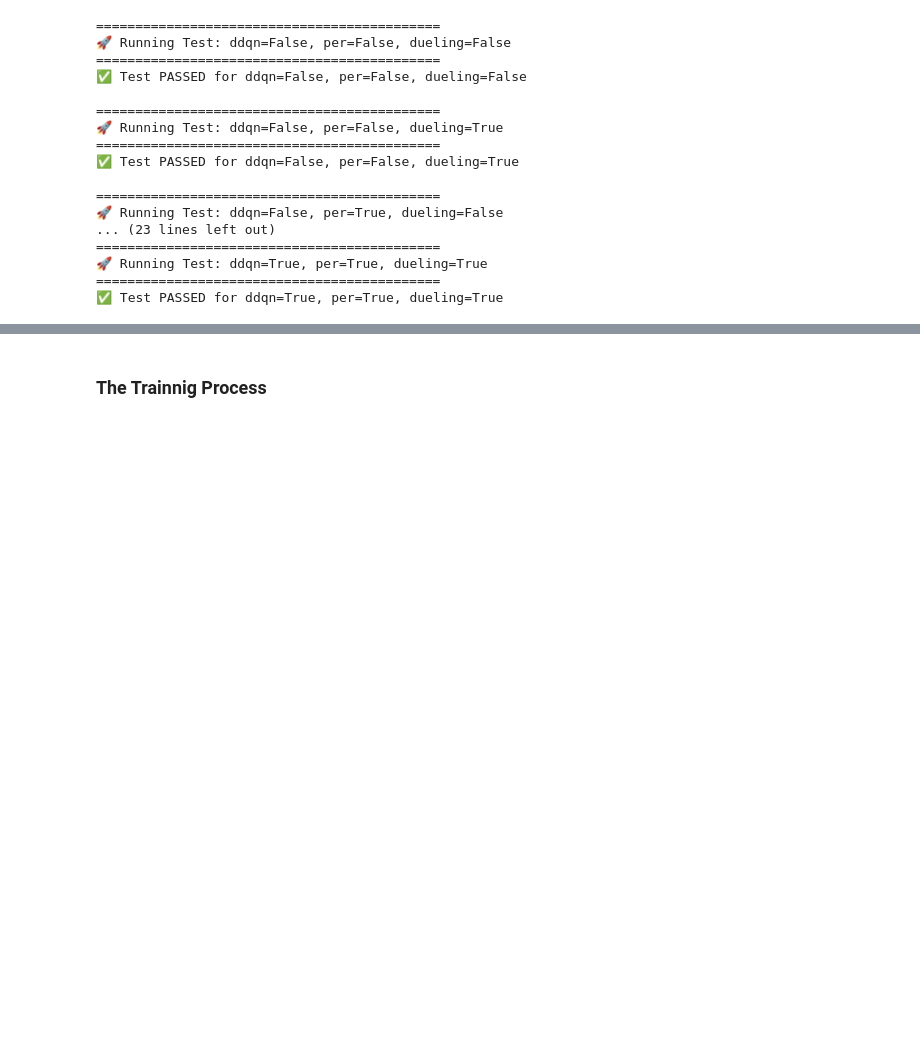
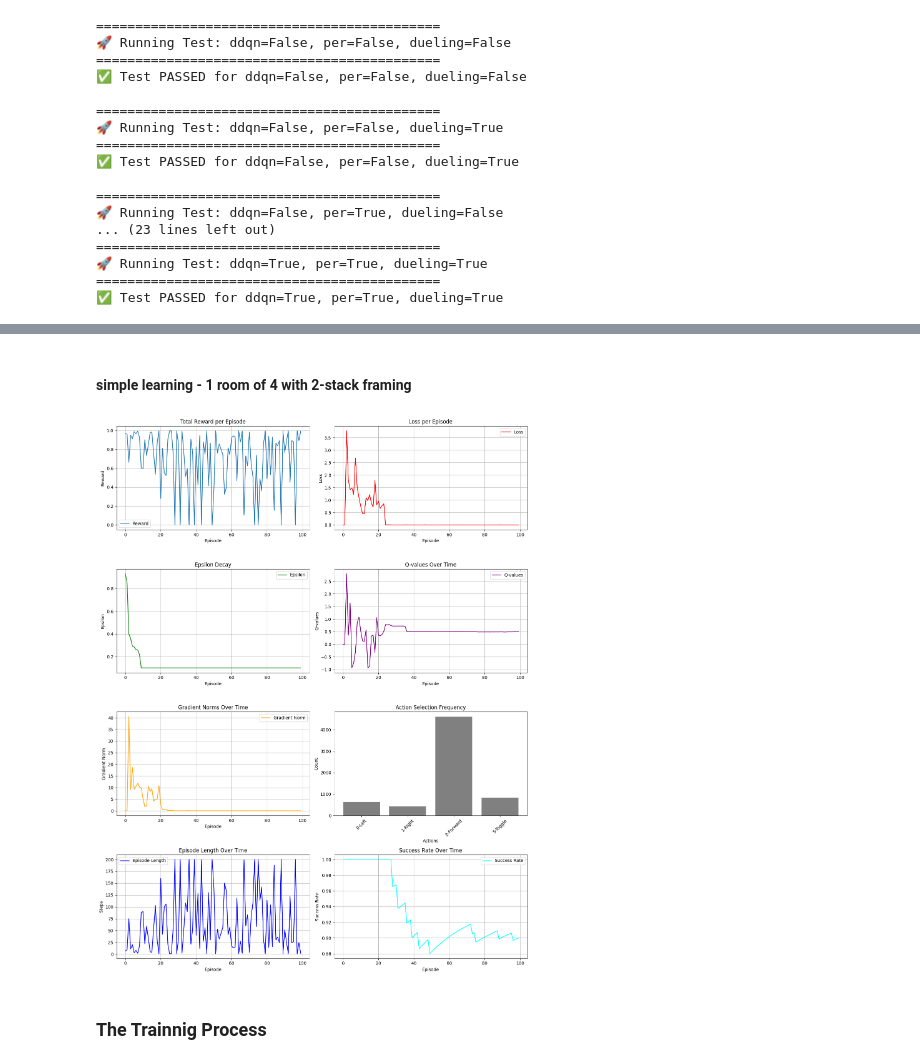
Before and after one commit to yGit741/RL-final, a Jupyter notebook: final_project_training_204266191_318947470.ipynb, the cells around one changed output, grey strips where cells are left out. Cells and saved outputs as stored; diff of their text form; code cells hidden in the pictures; blank space fills up the shorter version.

```diff
--- a/final_project_training_204266191_318947470.ipynb
+++ b/final_project_training_204266191_318947470.ipynb
@@ -2024,7 +2037,7 @@ class Trainer:
         self.video_dir = f"videos/{self.agent.__class__.__name__}_{time.strftime('%Y%m%d-%H%M%S')}"
         os.makedirs(self.video_dir, exist_ok=True)
 
-
+        self.train_step_count = 0
         self.rewards_log = []  # Store rewards per episode
         self.loss_log = []  # Store loss per episode
         self.epsilon_history = []  # Store epsilon values
@@ -2097,6 +2110,7 @@ class Trainer:
                     episode_reward += reward
                     episode_length += 1
                     self.agent.epsilon = max(self.agent.epsilon * self.agent.epsilon_decay, self.agent.min_epsilon)
+                    self.train_step_count += 1
 
                     if done or truncated:
                         if video is not None: video.append_data(self.env.render())
@@ -2118,8 +2132,16 @@ class Trainer:
             # self.q_values_history.append(np.mean(episode_q_values) if episode_q_values else 0)
             # self.grad_norms.append(np.mean(episode_grad_norms) if episode_grad_norms else 0)
 
+
+
             if (episode + 1) % self.log_interval == 0:
-                progress_bar.set_description(f"Episode {episode+1}/{self.num_episodes} | Reward: {episode_reward:.2f} | Loss: {np.mean(episode_losses) if episode_losses else 'N/A'} | Updates counter: {agent.target_updates_count} " )
+                progress_bar.set_description(
+                    f"Episode {episode+1}/{self.num_episodes} "
+                    f"| Reward: {episode_reward:.2f} "
+                    f"| Loss: {np.mean(episode_losses) if episode_losses else 'N/A'} "
+                    f"| Updates counter: {self.agent.target_updates_count}"
+                    f"| Steps: {self.train_step_count}"
+)
 
         return self.agent
 
@@ -2533,0 +2528,2 @@ env, agent, trained_mmodel = init_env_DQNagent_train(
+# %% [markdown]
+#### simple learning - 1 room of 4 with 2-stack framing
@@ -2533,0 +2561,33 @@ env, agent, trained_mmodel = init_env_DQNagent_train(
+# %%
+env, agent, trainer = init_env_DQNagent_train(
+    num_rooms=1,
+    max_room_size=4,
+    num_episodes=100,           # Enough to see if it converges
+    max_steps=200,              # Smaller steps (it's just 1 room)
+    env_seed=123,              # Fix a seed for reproducibility
+    frames_in_stack=1,         # No need for stacking in simplest test
+    downsample_size=(4, 4),    # Fine if you want to keep it small
+    gamma=0.99,
+    learning_rate=0.001,       # Or 2.5e-4 is also common
+    max_epsilon=1.0,
+    epsilon_decay=0.99,
+    min_epsilon=0.1,
+    target_update_freq=1000,   # Should be okay for a simple environment
+    batch_size=32,             # Smaller batch is plenty in a tiny env
+    buffer_size=1000,          # Keep buffer modest
+    use_amp=False,             # Off for a small test
+    log_interval=5,            # Print logs every 5 episodes
+    save_video_interval=50,    # Don’t need a lot of video
+    reward_shaping=True,
+    distance_weight=0.0,    # ✅ Ensure no distance shaping
+    revisit_penalty=0,    # ✅ Ensure no penalty for loops
+    door_open_reward=0.0,   # ✅ Ensure no bonus for doors
+    progress_reward=0.0,     # ✅ Ensure no step-based reward    # ✅ Turn OFF shaping for a pure test
+    # distance_weight=..., revisit_penalty=..., etc. can be omitted or zeroed
+    ddqn=False,                # No double DQN for pure baseline
+    per=False,                 # No prioritized replay
+    dueling=False,             # No dueling network
+    plot_training=True         # Let’s see the training curves
+)
+# %% [output]
+[figure, added]
```
Also changed, not shown: parts of 19 cells of this notebook.
